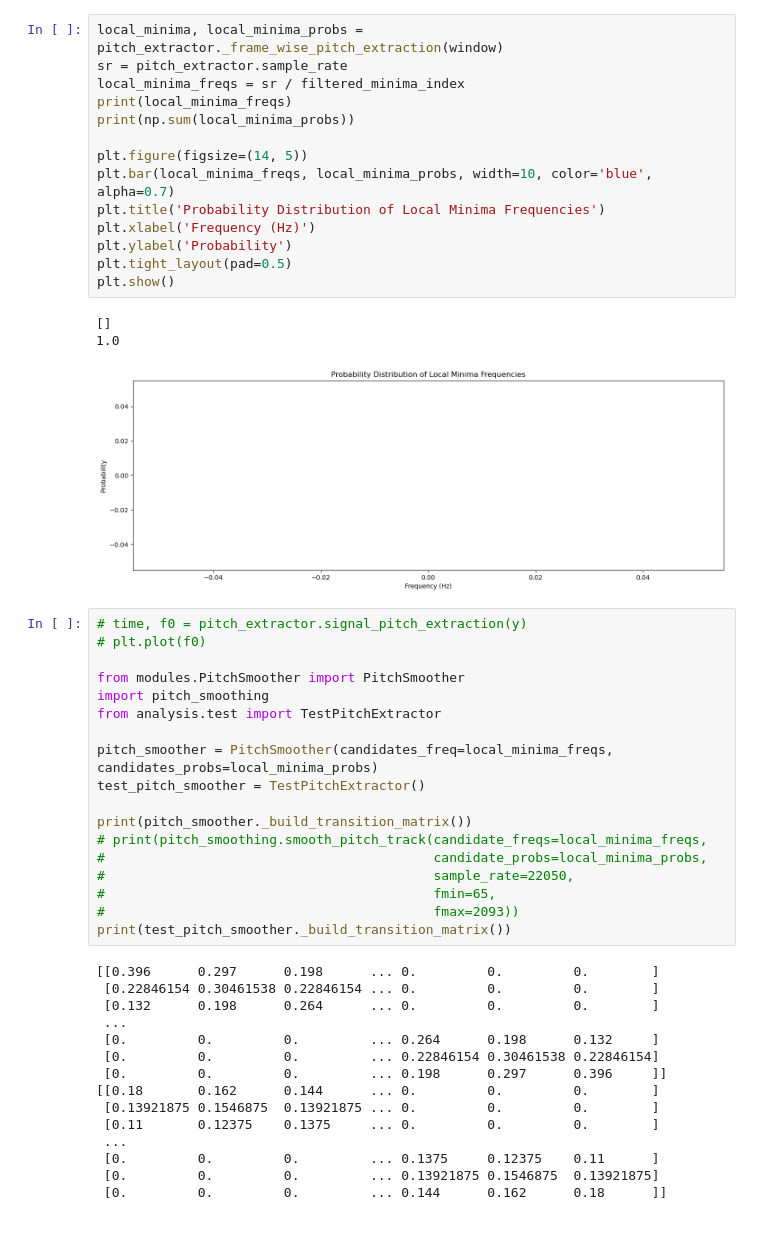
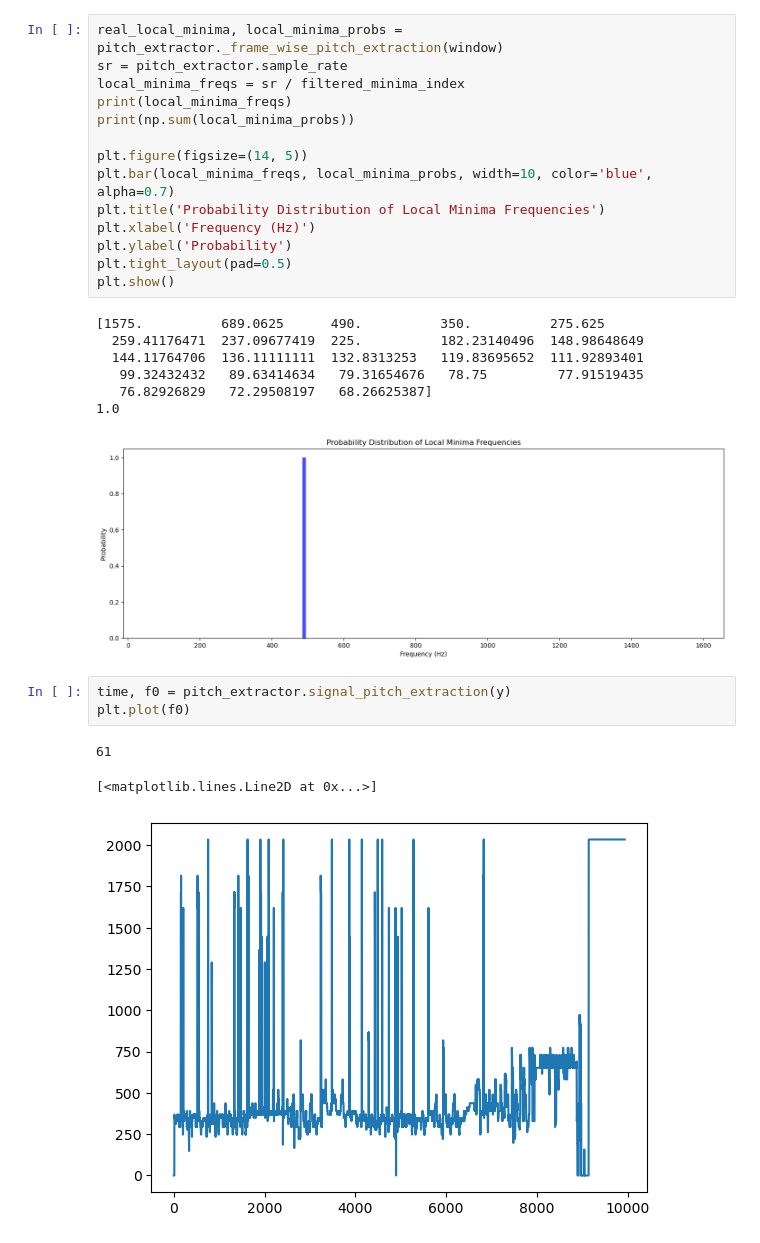
Before and after one commit to 1155194577/note_transcription, a Jupyter notebook: analysis/pyin_visualization.ipynb, the cells around one changed output. Saved outputs shown, nothing was run; the diff lists cells and outputs as text.

Commit message:
pitch smoother

```diff
--- a/analysis/pyin_visualization.ipynb
+++ b/analysis/pyin_visualization.ipynb
@@ -73,51 +72,29 @@ plt.show()
 # %%
-local_minima, local_minima_probs = pitch_extractor._frame_wise_pitch_extraction(window)
+real_local_minima, local_minima_probs = pitch_extractor._frame_wise_pitch_extraction(window)
 sr = pitch_extractor.sample_rate
 local_minima_freqs = sr / filtered_minima_index
 print(local_minima_freqs)
 print(np.sum(local_minima_probs))
 
 plt.figure(figsize=(14, 5))
 plt.bar(local_minima_freqs, local_minima_probs, width=10, color='blue', alpha=0.7)
 plt.title('Probability Distribution of Local Minima Frequencies')
 plt.xlabel('Frequency (Hz)')
 plt.ylabel('Probability')
 plt.tight_layout(pad=0.5)
 plt.show()
 # %% [output]
-[]
+[1575.          689.0625      490.          350.          275.625
+  259.41176471  237.09677419  225.          182.23140496  148.98648649
+  144.11764706  136.11111111  132.8313253   119.83695652  111.92893401
+   99.32432432   89.63414634   79.31654676   78.75         77.91519435
+   76.82926829   72.29508197   68.26625387]
 1.0
-[figure, old version]
+[figure, new version]
 # %%
-# time, f0 = pitch_extractor.signal_pitch_extraction(y)
-# plt.plot(f0)
-
-from modules.PitchSmoother import PitchSmoother
-import pitch_smoothing
-from analysis.test import TestPitchExtractor
-
-pitch_smoother = PitchSmoother(candidates_freq=local_minima_freqs, candidates_probs=local_minima_probs)
-test_pitch_smoother = TestPitchExtractor()
-
-print(pitch_smoother._build_transition_matrix())
-# print(pitch_smoothing.smooth_pitch_track(candidate_freqs=local_minima_freqs,
-#                                          candidate_probs=local_minima_probs,
-#                                          sample_rate=22050,
-#                                          fmin=65,
-#                                          fmax=2093))
-print(test_pitch_smoother._build_transition_matrix())
+time, f0 = pitch_extractor.signal_pitch_extraction(y)
+plt.plot(f0)
 # %% [output]
-[[0.396      0.297      0.198      ... 0.         0.         0.        ]
- [0.22846154 0.30461538 0.22846154 ... 0.         0.         0.        ]
- [0.132      0.198      0.264      ... 0.         0.         0.        ]
- ...
- [0.         0.         0.         ... 0.264      0.198      0.132     ]
- [0.         0.         0.         ... 0.22846154 0.30461538 0.22846154]
- [0.         0.         0.         ... 0.198      0.297      0.396     ]]
-[[0.18       0.162      0.144      ... 0.         0.         0.        ]
- [0.13921875 0.1546875  0.13921875 ... 0.         0.         0.        ]
- [0.11       0.12375    0.1375     ... 0.         0.         0.        ]
- ...
- [0.         0.         0.         ... 0.1375     0.12375    0.11      ]
- [0.         0.         0.         ... 0.13921875 0.1546875  0.13921875]
- [0.         0.         0.         ... 0.144      0.162      0.18      ]]
+61
+[<matplotlib.lines.Line2D at 0x...>]
+[figure, added]
```
Also changed, not shown: parts of 6 cells of this notebook, 5 other files.
